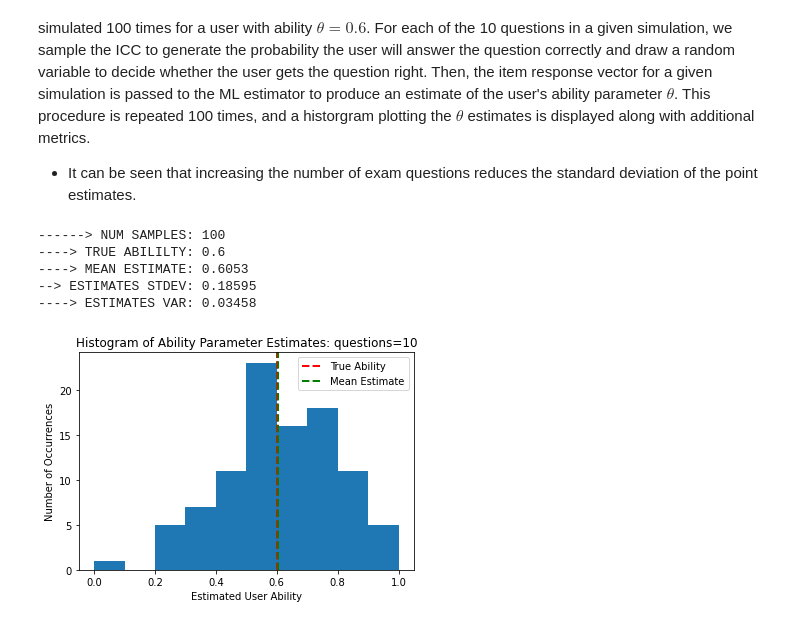
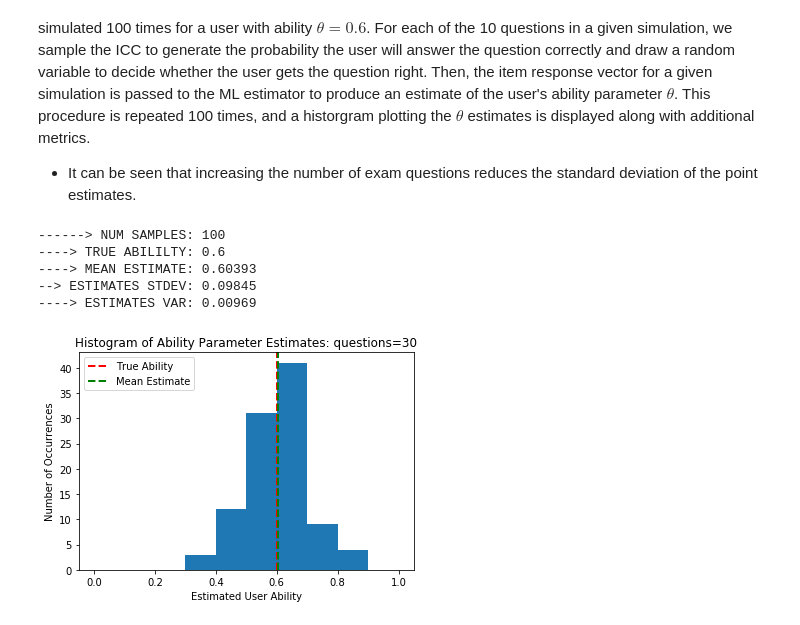
Before and after one commit to seakers/cost-estimator-ca, a Jupyter notebook: stats/ItemResponseTheory.ipynb, the cells around one changed output. Cells and saved outputs as stored; diff of their text form; code cells hidden in the pictures.

```diff
--- a/stats/ItemResponseTheory.ipynb
+++ b/stats/ItemResponseTheory.ipynb
@@ -191,7 +191,7 @@ def run_simulation(true_theta, questions):
 
 # Define the examinee's true ability parameter value
 true_theta    = 0.6
-num_questions = 1   # x10
+num_questions = 3   # x10
 num_sims      = 100
 
 # Define exam questions
@@ -205,35 +205,35 @@ questions = [
     IIIPL(6, .7, .25),
     IIIPL(4, .3, .25),
     IIIPL(7, .25, .25),
     IIIPL(8, .9, .25)
 ] * num_questions
 
 # Run simulation and record estimates
 estimates = []
 for x in range(num_sims):
     estimate = run_simulation(true_theta, questions)
     if estimate:
         estimates.append(estimate)
 
 print('------> NUM SAMPLES:', num_sims)
 print('----> TRUE ABILILTY:', round(true_theta, 5))
 print('----> MEAN ESTIMATE:', round(np.mean(estimates), 5))
 print('--> ESTIMATES STDEV:', round(np.std(estimates), 5))
 print('----> ESTIMATES VAR:', round(np.var(estimates), 5))
 
 # Plot histogram of estimates
 bins = np.arange(0, 1.1, 0.1)
 plt.hist(estimates, bins=bins)
 plt.axvline(x=true_theta, color='r', linestyle='dashed', linewidth=2, label='True Ability')
-plt.axvline(x=average(estimates), color='g', linestyle='dashed', linewidth=2, label='Mean Estimate')
+plt.axvline(x=np.mean(estimates), color='g', linestyle='dashed', linewidth=2, label='Mean Estimate')
 plt.legend()
 plt.xlabel('Estimated User Ability')
 plt.ylabel('Number of Occurrences')
 _ = plt.title(f"Histogram of Ability Parameter Estimates: questions={len(questions)}")
 # %% [output]
 ------> NUM SAMPLES: 100
 ----> TRUE ABILILTY: 0.6
-----> MEAN ESTIMATE: 0.6053
---> ESTIMATES STDEV: 0.18595
-----> ESTIMATES VAR: 0.03458
+----> MEAN ESTIMATE: 0.60393
+--> ESTIMATES STDEV: 0.09845
+----> ESTIMATES VAR: 0.00969
-[figure, old version]
+[figure, new version]
```
Also changed, not shown: parts of 3 cells of this notebook, 59 other files.
